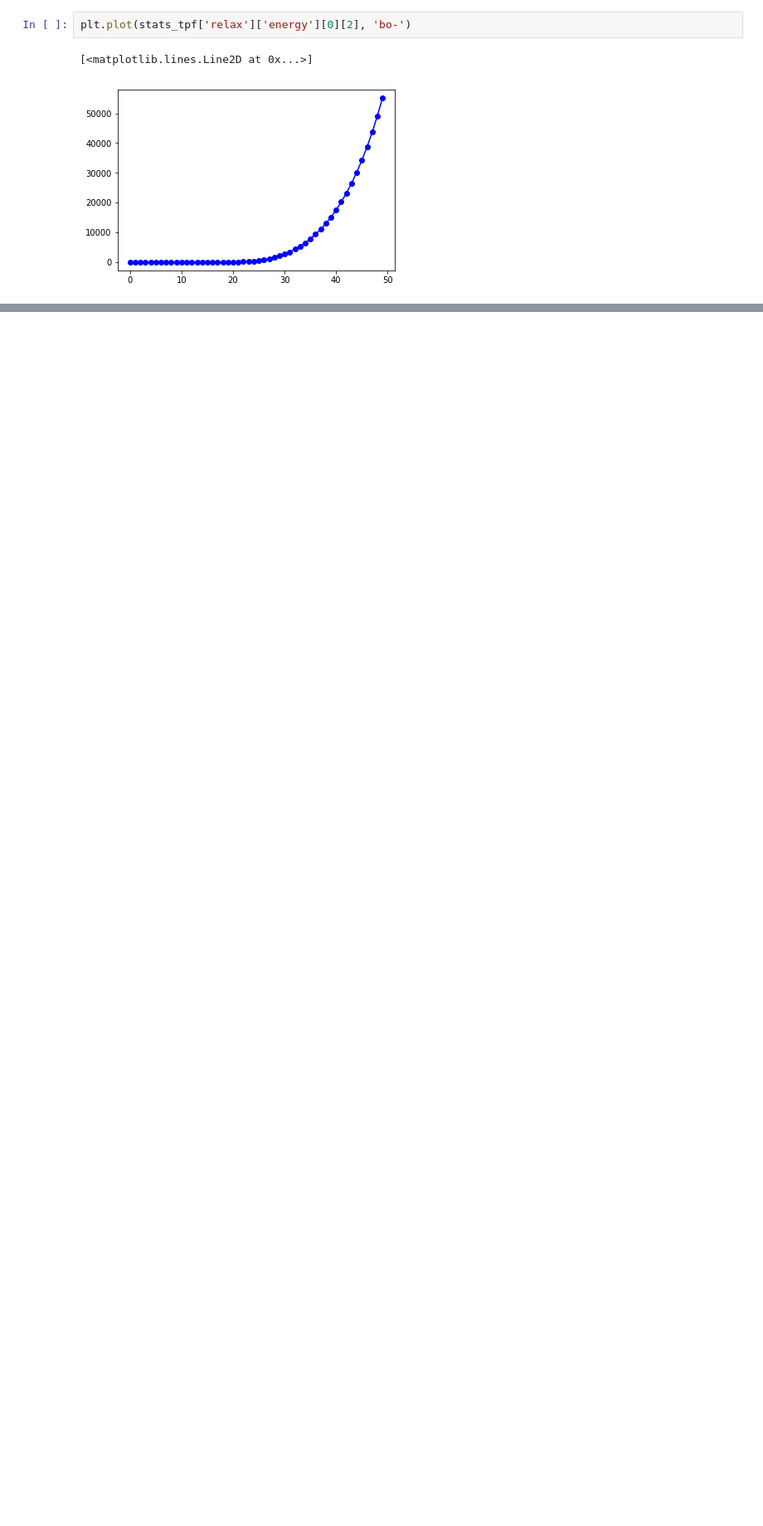
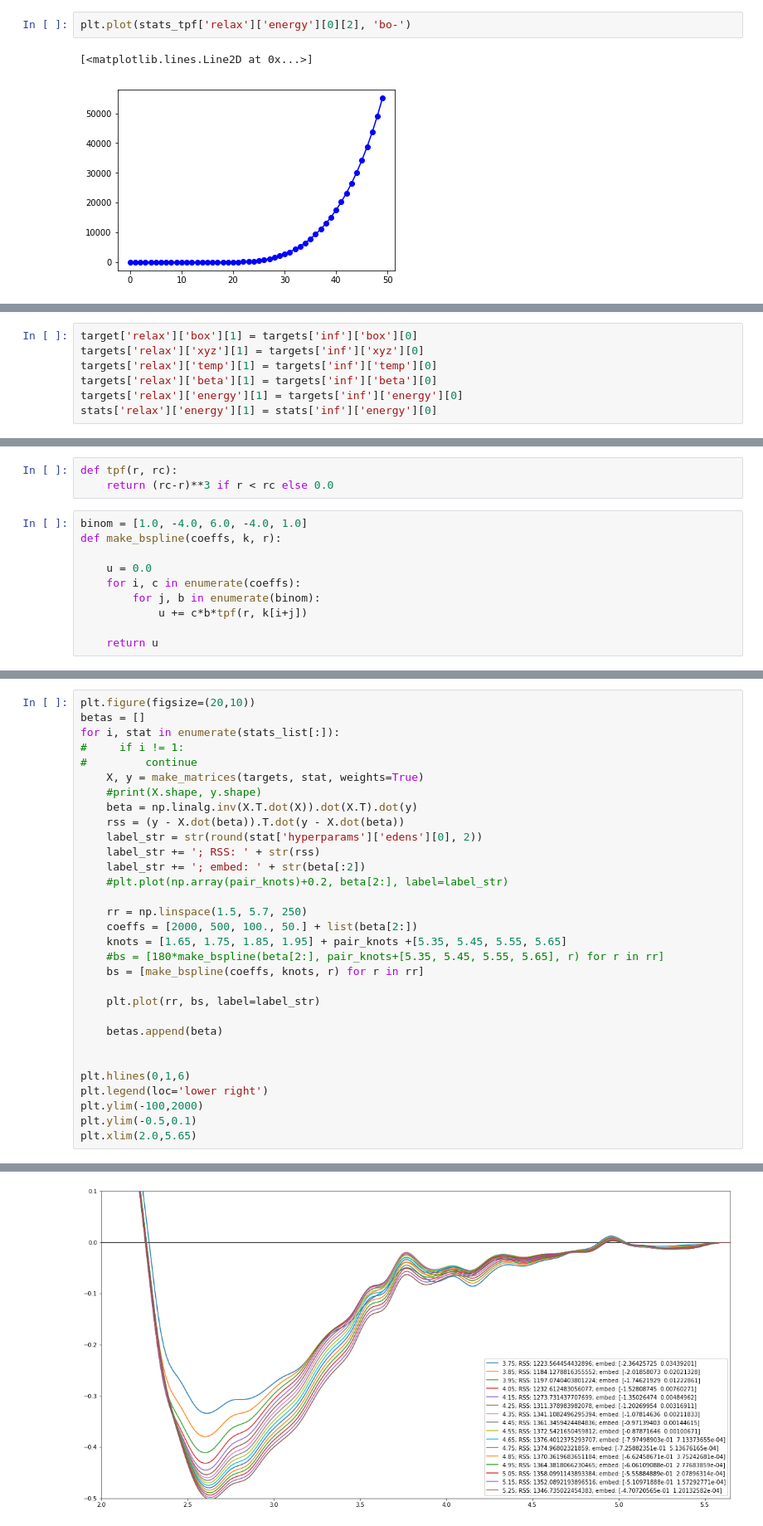
Before and after one commit to vlcekl/eam-models, a Jupyter notebook: notebooks/convert_tpf_to_bsplines.ipynb, the cells around one changed output, grey strips where cells are left out. Shown at 83% size. Saved outputs shown, nothing was run; the diff lists cells and outputs as text; blank space fills up the shorter version.

```diff
--- a/notebooks/convert_tpf_to_bsplines.ipynb
+++ b/notebooks/convert_tpf_to_bsplines.ipynb
@@ -141,0 +104,7 @@ stats_bspline.keys()
+# %%
+target['relax']['box'][1] = targets['inf']['box'][0]
+targets['relax']['xyz'][1] = targets['inf']['xyz'][0]
+targets['relax']['temp'][1] = targets['inf']['temp'][0]
+targets['relax']['beta'][1] = targets['inf']['beta'][0]
+targets['relax']['energy'][1] = targets['inf']['energy'][0]
+stats['relax']['energy'][1] = stats['inf']['energy'][0]
@@ -164,0 +210,13 @@ def make_matrices(target, stats):
+# %%
+def tpf(r, rc):
+    return (rc-r)**3 if r < rc else 0.0
+# %%
+binom = [1.0, -4.0, 6.0, -4.0, 1.0]
+def make_bspline(coeffs, k, r):
+
+    u = 0.0
+    for i, c in enumerate(coeffs):
+        for j, b in enumerate(binom):
+            u += c*b*tpf(r, k[i+j])
+
+    return u
@@ -164,0 +227,32 @@ def make_matrices(target, stats):
+# %%
+plt.figure(figsize=(20,10))
+betas = []
+for i, stat in enumerate(stats_list[:]):
+#     if i != 1:
+#         continue
+    X, y = make_matrices(targets, stat, weights=True)
+    #print(X.shape, y.shape)
+    beta = np.linalg.inv(X.T.dot(X)).dot(X.T).dot(y)
+    rss = (y - X.dot(beta)).T.dot(y - X.dot(beta))
+    label_str = str(round(stat['hyperparams']['edens'][0], 2))
+    label_str += '; RSS: ' + str(rss)
+    label_str += '; embed: ' + str(beta[:2])
+    #plt.plot(np.array(pair_knots)+0.2, beta[2:], label=label_str)
+
+    rr = np.linspace(1.5, 5.7, 250)
+    coeffs = [2000, 500, 100., 50.] + list(beta[2:])
+    knots = [1.65, 1.75, 1.85, 1.95] + pair_knots +[5.35, 5.45, 5.55, 5.65]
+    #bs = [180*make_bspline(beta[2:], pair_knots+[5.35, 5.45, 5.55, 5.65], r) for r in rr]
+    bs = [make_bspline(coeffs, knots, r) for r in rr]
+
+    plt.plot(rr, bs, label=label_str)
+
+    betas.append(beta)
+
+
+plt.hlines(0,1,6)
+plt.legend(loc='lower right')
+plt.ylim(-100,2000)
+plt.ylim(-0.5,0.1)
+plt.xlim(2.0,5.65)
+# %% [output]
@@ -164,0 +260 @@ def make_matrices(target, stats):
+[figure, added]
```
Also changed, not shown: parts of 18 cells of this notebook, 5 other files.
